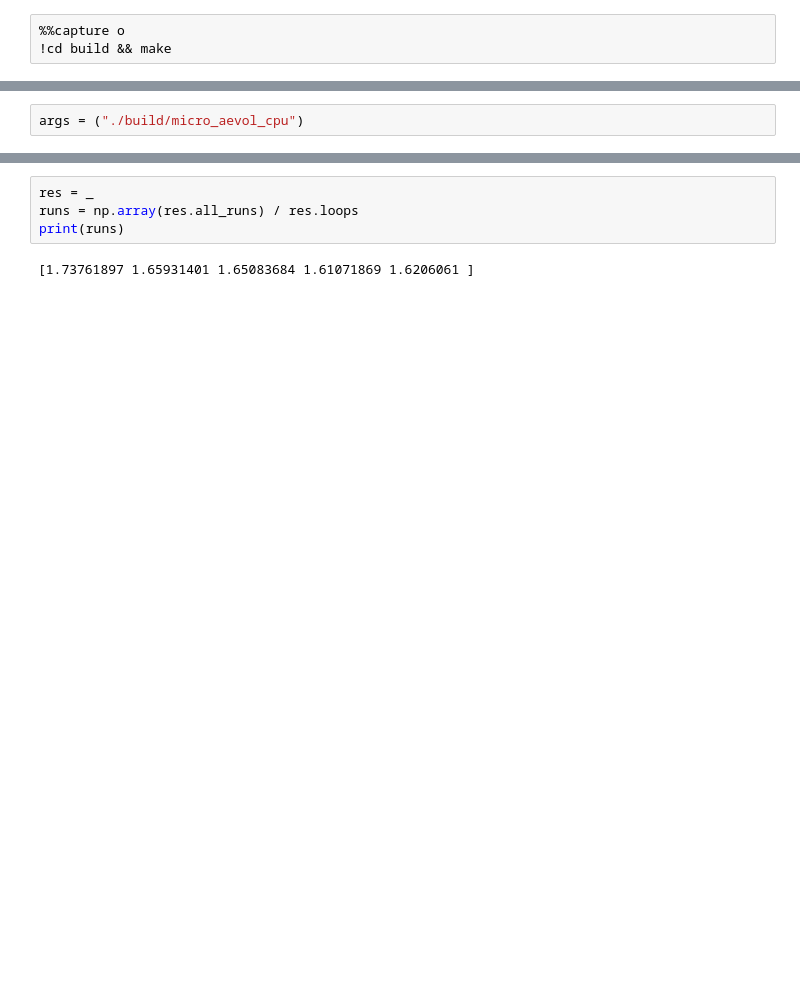
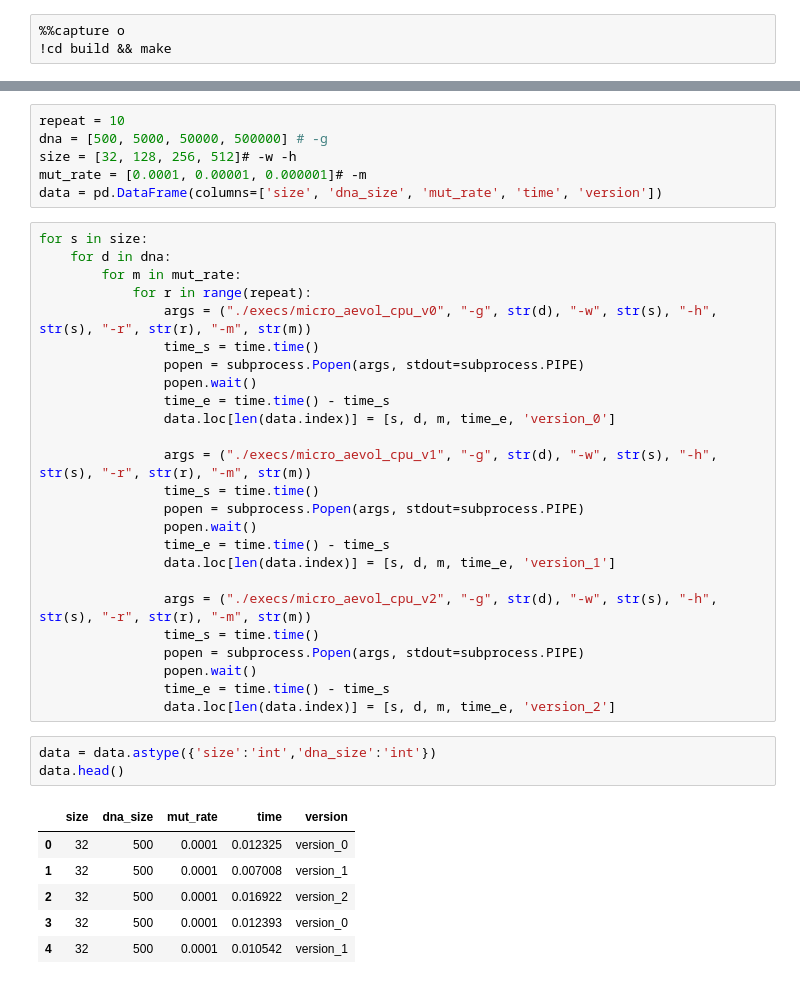
Before and after one commit to ArthurGardon/ot5-aevol, a Jupyter notebook: notebook.ipynb, the cells around one changed output, grey strips where cells are left out. Saved outputs shown, nothing was run; the diff lists cells and outputs as text; blank space fills up the shorter version.

```diff
--- a/notebook.ipynb
+++ b/notebook.ipynb
@@ -8,2 +11,0 @@ import numpy as np
-# %%
-args = ("./build/micro_aevol_cpu")
@@ -17,6 +12,41 @@ popen.wait()
-# %%
-res = _
-runs = np.array(res.all_runs) / res.loops
-print(runs)
-# %% [output]
-[1.73761897 1.65931401 1.65083684 1.61071869 1.6206061 ]
+# %%
+repeat = 10
+dna = [500, 5000, 50000, 500000] # -g
+size = [32, 128, 256, 512]# -w -h
+mut_rate = [0.0001, 0.00001, 0.000001]# -m
+data = pd.DataFrame(columns=['size', 'dna_size', 'mut_rate', 'time', 'version'])
+# %%
+for s in size:
+    for d in dna:
+        for m in mut_rate:
+            for r in range(repeat):
+                args = ("./execs/micro_aevol_cpu_v0", "-g", str(d), "-w", str(s), "-h", str(s), "-r", str(r), "-m", str(m))
+                time_s = time.time()
+                popen = subprocess.Popen(args, stdout=subprocess.PIPE)
+                popen.wait()
+                time_e = time.time() - time_s
+                data.loc[len(data.index)] = [s, d, m, time_e, 'version_0']
+
+                args = ("./execs/micro_aevol_cpu_v1", "-g", str(d), "-w", str(s), "-h", str(s), "-r", str(r), "-m", str(m))
+                time_s = time.time()
+                popen = subprocess.Popen(args, stdout=subprocess.PIPE)
+                popen.wait()
+                time_e = time.time() - time_s
+                data.loc[len(data.index)] = [s, d, m, time_e, 'version_1']
+
+                args = ("./execs/micro_aevol_cpu_v2", "-g", str(d), "-w", str(s), "-h", str(s), "-r", str(r), "-m", str(m))
+                time_s = time.time()
+                popen = subprocess.Popen(args, stdout=subprocess.PIPE)
+                popen.wait()
+                time_e = time.time() - time_s
+                data.loc[len(data.index)] = [s, d, m, time_e, 'version_2']
+# %%
+data = data.astype({'size':'int','dna_size':'int'})
+data.head()
+# %% [output]
+|  | size | dna_size | mut_rate | time | version |
+| 0 | 32 | 500 | 0.0001 | 0.012325 | version_0 |
+| 1 | 32 | 500 | 0.0001 | 0.007008 | version_1 |
+| 2 | 32 | 500 | 0.0001 | 0.016922 | version_2 |
+| 3 | 32 | 500 | 0.0001 | 0.012393 | version_0 |
+| 4 | 32 | 500 | 0.0001 | 0.010542 | version_1 |
```
Also changed, not shown: parts of 7 cells of this notebook, 4 other files.
